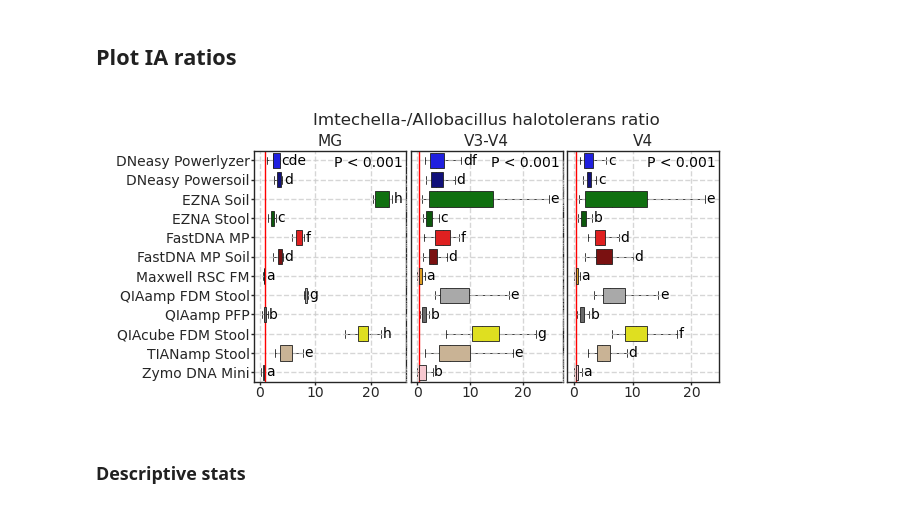
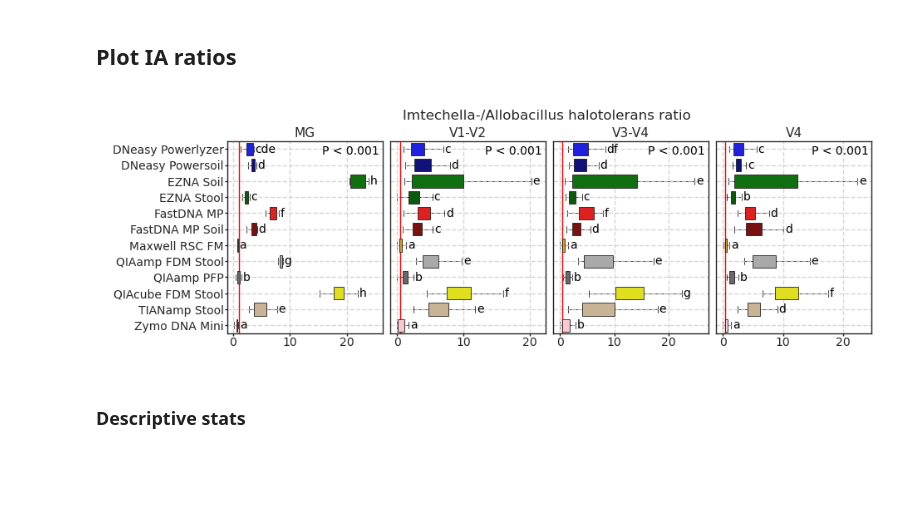
Before and after one commit to timyerg/LimBiom_Pilot, a Jupyter notebook: Limbiom_Pilot.ipynb, the cells around one changed output. Cells and saved outputs as stored; diff of their text form; code cells hidden in the pictures; blank space fills up the shorter version.

```diff
--- a/Limbiom_Pilot.ipynb
+++ b/Limbiom_Pilot.ipynb
@@ -2800,6 +3299,7 @@ drep = {
     'Prevotellaceae (uncl.) UCG-003': 'Prevotellaceae (UCG-003)',
     'Prevotellaceae (uncl.) UCG-001': 'Prevotellaceae (UCG-001)',
     'Coriobacteriales f  Incertae Sedis g  Incertae Sedis': 'Coriobacteriales (Inc. Sedis)',
+    'Butyricicoccaceae (uncl.) g  UCG-008': 'Butyricicoccaceae (UCG-008)',
 }
 
 out, figs_out = 'Results/ANCOM-BC2_regs', 'Figures/Ancom-BC2'
@@ -3038,9 +3601,10 @@ drep = {
     'Prevotellaceae (uncl.) UCG-003': 'Prevotellaceae (UCG-003)',
     'Prevotellaceae (uncl.) UCG-001': 'Prevotellaceae (UCG-001)',
     'Coriobacteriales f  Incertae Sedis g  Incertae Sedis': 'Coriobacteriales (Inc. Sedis)',
+    'Butyricicoccaceae (uncl.) g  UCG-008': 'Butyricicoccaceae (UCG-008)',
 }
 
-out, out_figs = 'Results/LFC', 'Figures/LFC'
+out, out_figs = 'Results/LFC', 'Figures/Ancom-BC2'
 abc2 = 'Results/ANCOM-BC2_regs'
 subkits = ['QIAamp PFP', 'FastDNA MP Soil', 'EZNA Stool']
 
@@ -3202,10 +3804,11 @@ for st in LFCdict:
     yorder = grouped.index.unique().tolist()
 
     #set fig scaling
-    S = 9
+    S = 10
     H = len(yorder)/S #height of figure
-    W = 1.6 #width of figure
+    W = cols*.5 #width of figure
     step = 1/len(yorder) #height of 1 line
+
 
     fig, axes = plt.subplots(rows, cols, figsize=(W, H), sharey='row',
                              gridspec_kw={'wspace': .1})
@@ -3245,13 +3848,13 @@ for st in LFCdict:
 
         #legend
         p2 = "V4" if p2 == '_V4' else p2
-        ypos = -2 if '16S' in st else -3.8
+        ypos = -2.2 if '16S' in st else -4.2
         labs = [p2, p1]
         hans = [mpatches.Patch(color='red' if l == p2 else 'blue', ec='grey', lw=.5) for l in labs]
         labs = [p2.replace(' ', '\n').replace('P\nS', 'P S'), p1.replace(' ', '\n').replace('P\nS', 'P S')]
 
         ax.legend(hans, labs, loc=2, fontsize=4.5, frameon=False, bbox_to_anchor=(0, ypos), borderpad=-.5,
-                  bbox_transform=ax.transData, ncol=1, columnspacing=1.5, handlelength=1, handletextpad=.5)
+                  bbox_transform=ax.transData, ncol=1, columnspacing=1.5, handlelength=.8, handletextpad=.5)
 
     plt.savefig(f'{out_figs}/ABC2_{st.split(" ")[0]}.svg')
     plt.savefig(f'{out_figs}/ABC2_{st.split(" ")[0]}.png')
@@ -3496,11 +4178,12 @@ MDICT
 # %%
 ABCsort = {
     'TDR': 'descending',
-    "OET": 'ascending',
-    'TAR': 'descending', }
+    "OET": 'descending',
+    #'TAR': 'descending', }
     #'Bray_Curtis': 'ascending',
     #'P_value': None,
     #'r_squared': None,}
+}
 
 pairs = pd.read_csv(f'{out}/anova_pairs.tsv', sep='\t')
 pairs[['Group1', 'Group2']] = pairs['Unnamed: 0'].str.split('-', expand=True)
@@ -3511,8 +4194,8 @@ ress = ress.rename(columns=renames)
 dfs = []
 cols = len(CDICT)
 rows = len(ABCsort)
-fig, axes = plt.subplots(rows, cols, figsize=(5, 2), sharey='row',
-                         gridspec_kw={'hspace': .05, 'wspace': .1})
+fig, axes = plt.subplots(rows, cols, figsize=(5, 1.6), sharey='row',
+                         gridspec_kw={'hspace': .04, 'wspace': .1})
 axs, i = [[r, c] for r in range(rows) for c in range(cols)], 0
 
 for fact in ABCsort:
@@ -3535,7 +4218,7 @@ for fact in ABCsort:
             label = fact.replace('_', '-').replace('r-squared', 'r$^2$-val.')
             ax.set_ylabel(label, fontsize=5, labelpad=1)
         if fact == list(ABCsort.keys())[0]:
-            ax.text(.5, 1.04, kit.replace(' ', '\n').replace('\nFM', ' FM').replace('A\nMi', 'A Mi')\
+            ax.text(.5, 1.05, kit.replace(' ', '\n').replace('\nFM', ' FM').replace('A\nMi', 'A Mi')\
             .replace('DM\nS', 'DM S').replace('P\nSo', 'P So'), ha='center', fontsize=4.5, transform=ax.transAxes)
         if fact == 'P_value':
             ax.set_ylim(-.02, .1)
@@ -3545,10 +4228,6 @@ for fact in ABCsort:
             statsdf = pairs.loc[(pairs.Kit == kit) & (pairs.Metric == fact)].copy()
             #display(statsdf)
             lim = 2
-            if i >= 24:
-                lim = 5
-            if i >= 36:
-                lim=3
             cld = cld4py.assign_letters(statsdf, 'Group1', 'Group2', 'pvalue-fdr_bh',
                   order=ABCsort[fact], data=data, vals=fact, group='Region', param=True)
             #display(cld)
@@ -3556,7 +4235,7 @@ for fact in ABCsort:
                        vals=fact, group='Region', pad=1, c='black', fs=4.5, lim=lim)
         if kit == list(CDICT.keys())[-1] and i < 36:
             ymin, ymax = ax.get_ylim()
-            ax.set_ylim(ymin*.4, ymax)
+            ax.set_ylim(ymin*.5, ymax)
 
 
 fig.align_labels()
@@ -3634,7 +4328,7 @@ IA
 # %% [markdown]
 ## Plot IA ratios
 # %%
-opt = [1, 0.43, 0.43]   #1/1 for MG and 3/7 for 16S copies
+opt = [1, 0.43, 0.43, 0.43]   #1/1 for MG and 3/7 for 16S copies
 col = 'Imtechella-/Allobacillus halotolerans ratio'
 IA = pd.read_csv(f'{out_stats}/IA_ratios.tsv', sep='\t', index_col=0)
 IA.replace([np.inf, -np.inf], np.nan, inplace=True)
@@ -3642,15 +4336,15 @@ IA.dropna(subset=[col], how="all", inplace=True)
 summary = pd.DataFrame()
 
 #set figure
-cols = 3
+cols = 4
 rows = 1
 i = 0
-fig, axes = plt.subplots(rows, cols, figsize=(3, 1.5),
-                         gridspec_kw={'wspace': .03})
+fig, axes = plt.subplots(rows, cols, figsize=(5, 1.5),
+                         gridspec_kw={'wspace': .05})
 
 for reg in POOL:
-    if reg == 'V1-V2':
-        continue
+    #if reg == 'V1-V2':
+    #    continue
     data = IA.loc[IA.Region == reg].copy()
 
     # boxplots
@@ -3658,7 +4352,7 @@ for reg in POOL:
     sns.boxplot(y='Kit', x=col, data=data, ax=ax, zorder=-i,
             linewidth=0.3, palette=CDICT, showfliers=False, order=CDICT)
     if i == 2:
-        ax.text(.5, 1.1, col, ha='center', fontsize=6, transform=ax.transAxes, va='bottom')
+        ax.text(1.01, 1.1, col, ha='center', fontsize=6, transform=ax.transAxes, va='bottom')
     ax.tick_params(axis='both', labelsize=5, pad=.5, length=1, width=0.5 )
     #ax.tick_params(axis='x', rotation=90)
     ax.set_ylabel('')
@@ -3677,34 +4371,34 @@ for reg in POOL:
             summary.loc[j, ['Metric', 'Region']] = col, reg
             summary.loc[j, ['KW_WX', 'Stats']] = kw[1], kw[0]
             summary.loc[j, ['Group1', 'Group2']] = phoc.loc[ind, ['Group1', 'Group2']]
             summary.loc[j, ['p', 'q']] = phoc.loc[ind, ['p', 'q']]
     else:
         j = len(summary)
         summary.loc[j, ['Metric', 'Region']] = col, reg
         summary.loc[j, ['KW_WX', 'Stats']] = kw[1], kw[0]
         summary.loc[j, ['Group1', 'Group2', 'p', 'q']] = '-', '-', '-', '-'
 
     # add P-general
     summ = summary.loc[summary.Region == reg]
     p_gen = round(summ.KW_WX.iloc[0], 3)
     p = f'P = {p_gen}'
     if p_gen == 0:
         p = f'P < 0.001'
     c = 'black' if p_gen < .05 else 'dimgrey'
     ax.text(.98, .98, p, va='top', ha='right', fontsize=5, transform=ax.transAxes, c=c)
 
     #cld
     summ = summ.loc[summ.q != '-']
     cld = cld4py.assign_letters(summ, 'Group1', 'Group2', 'q', order='ascending',
                                 data=data, vals=col, group='Kit', param=False)
     cld4py.plot_letters(cld=cld, data=data, figax=ax, axis='y', plot='boxplot', pos='upper',
                vals=col, group='Kit', pad=1, c='black', fs=5, lim=5)
 
 summary.to_csv(f'{out_stats}/KW_WX_IA_Ratios_dependent.tsv', sep='\t')
 plt.savefig(f'{out_figs}/IA_Ratios.svg')
 plt.savefig(f'{out_figs}/IA_Ratios.png')
 # %% [output]
-[figure, old version]
+[figure, new version]
 # %% [markdown]
 ### Descriptive stats
 # %%
```
Also changed, not shown: parts of 75 cells of this notebook.
